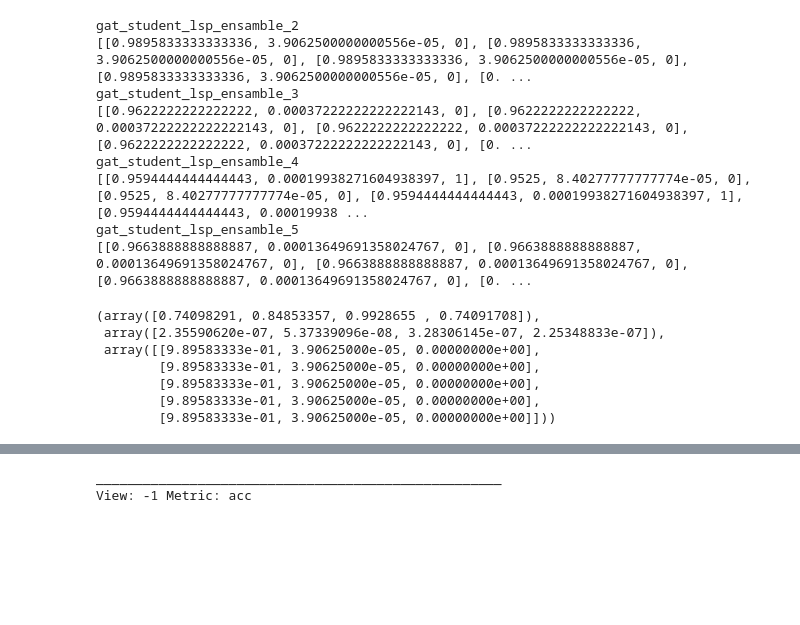
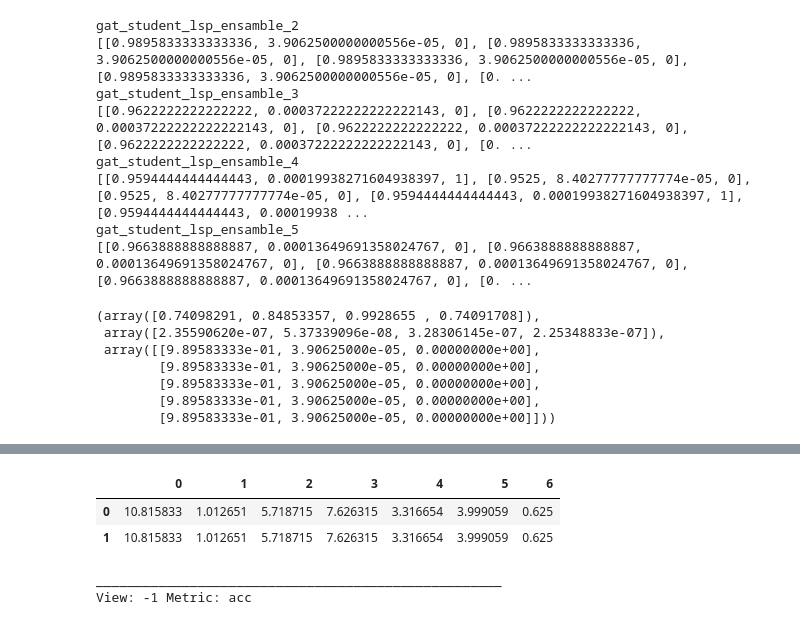
Before and after one commit to LorenzoStigliano/thesis-imperial, a Jupyter notebook: src/notebooks/study_MedMNIST_BreastMNIST_gat_gat.ipynb, the cells around one changed output, grey strips where cells are left out. Drawn from its saved outputs; the diff is of its cells as text; code cells hidden in the pictures; blank space fills up the shorter version.

```diff
--- a/src/notebooks/study_MedMNIST_BreastMNIST_gat_gat.ipynb
+++ b/src/notebooks/study_MedMNIST_BreastMNIST_gat_gat.ipynb
@@ -429,6 +451,13 @@ reproducibility_frame
 |  | gat | gat_student | gat_student_teacher | fitnet_gat | lsp_gat | mskd_gat | gat_student_lsp_ensamble_2 | ... |
 | 0 | 0.733611 | 0.994722 | 0.971111 | 0.885417 | 0.915972 | 0.910417 | 0.989583 | ... |
 | 1 | 0.733611 | 0.994722 | 0.971111 | 0.885417 | 0.915972 | 0.910417 | 0.989583 | ... |
+# %%
+reproducibility_frame = pd.DataFrame(mean_all_std.T)
+reproducibility_frame
+# %% [output]
+|  | 0 | 1 | 2 | 3 | 4 | 5 | 6 |
+| 0 | 10.815833 | 1.012651 | 5.718715 | 7.626315 | 3.316654 | 3.999059 | 0.625 |
+| 1 | 10.815833 | 1.012651 | 5.718715 | 7.626315 | 3.316654 | 3.999059 | 0.625 |
 # %%
 views=[-1]
 CV=["3Fold", "5Fold", "10Fold"]
```
Also changed, not shown: parts of 6 cells of this notebook, 8 other files.
